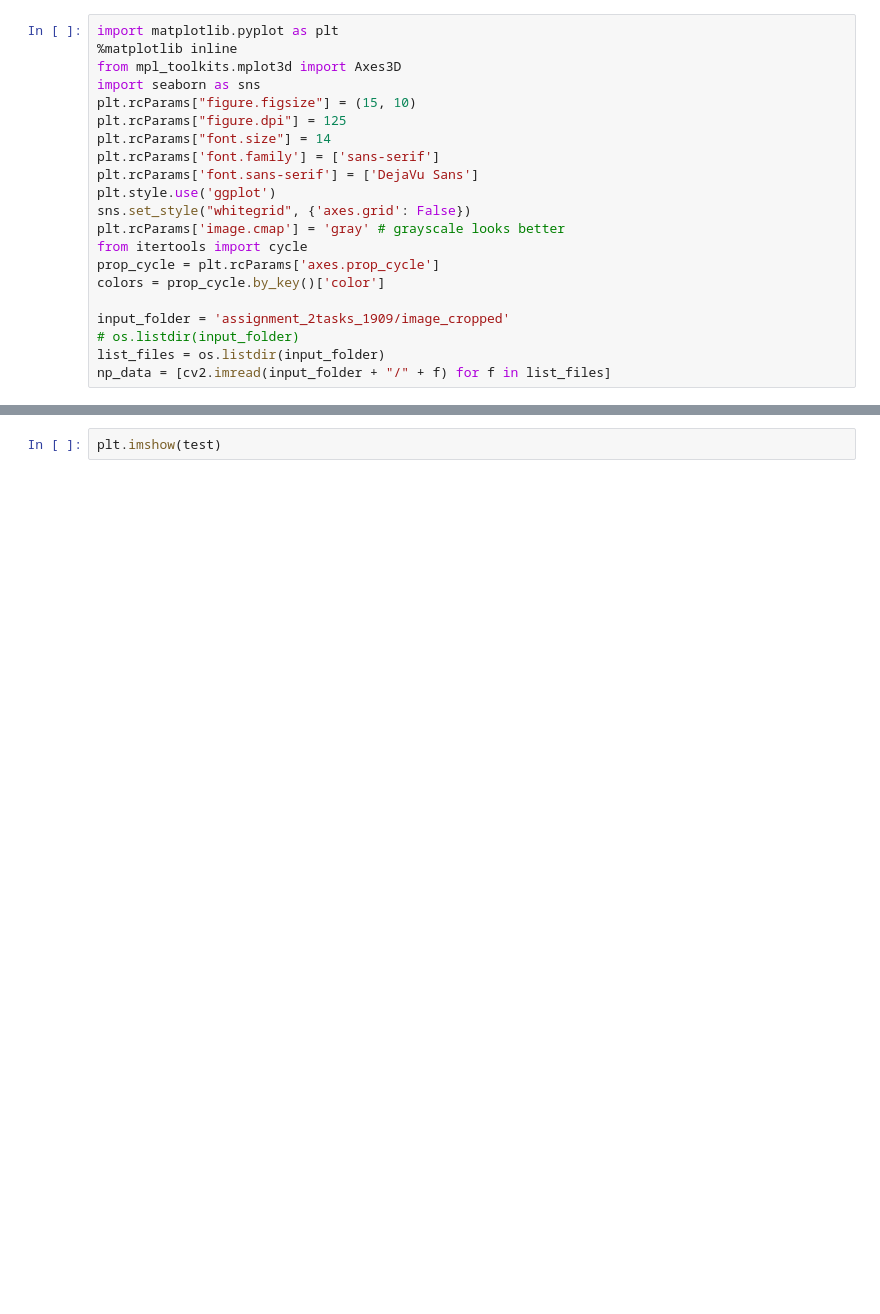
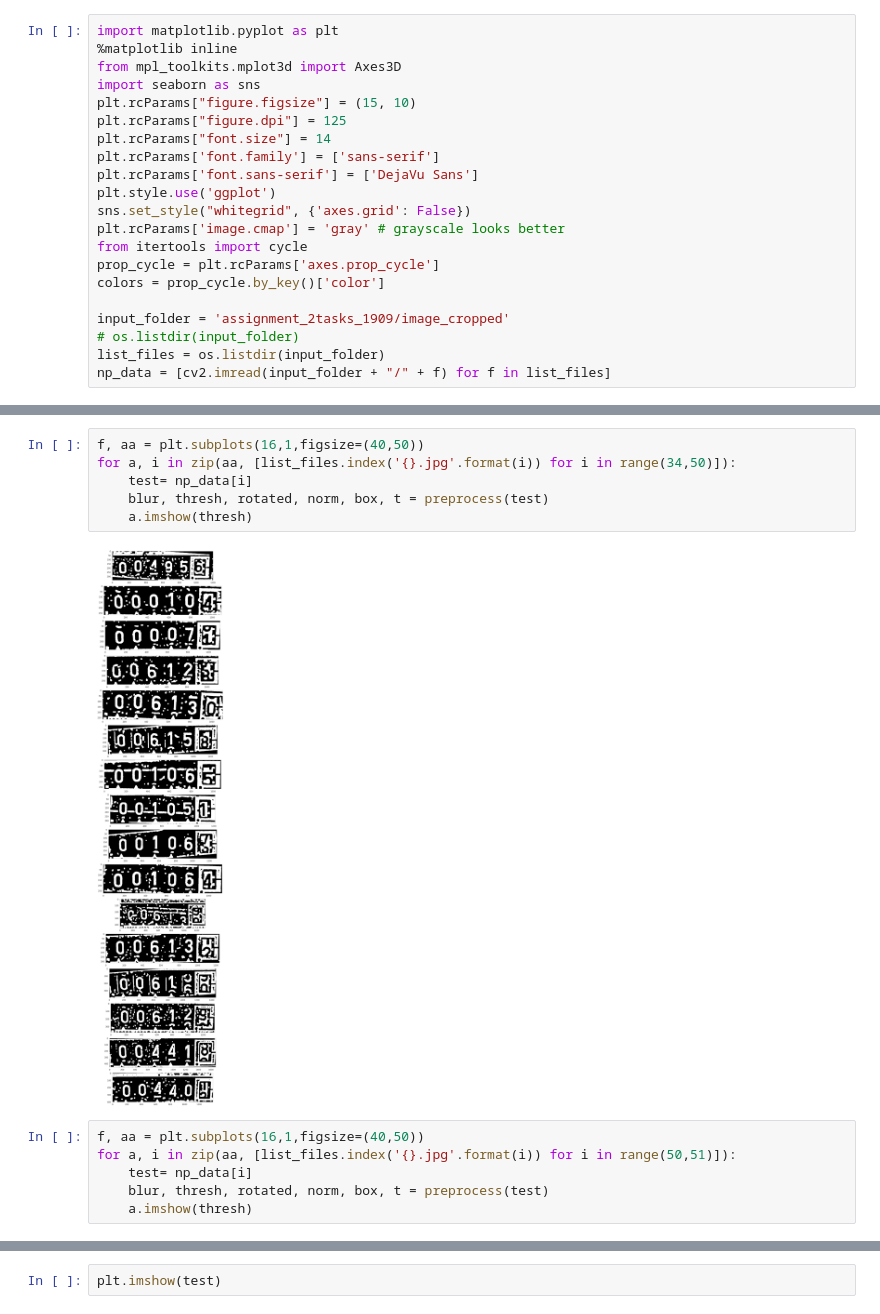
Before and after one commit to kemda26/image-processing, a Jupyter notebook: eda.ipynb, the cells around one changed output, grey strips where cells are left out. Cells and saved outputs as stored; diff of their text form; blank space fills up the shorter version.

```diff
--- a/eda.ipynb
+++ b/eda.ipynb
@@ -146,0 +304,14 @@ dest = bbox(thresh, norm)
+# %%
+f, aa = plt.subplots(16,1,figsize=(40,50))
+for a, i in zip(aa, [list_files.index('{}.jpg'.format(i)) for i in range(34,50)]):
+    test= np_data[i]
+    blur, thresh, rotated, norm, box, t = preprocess(test)
+    a.imshow(thresh)
+# %% [output]
+[figure, added]
+# %%
+f, aa = plt.subplots(16,1,figsize=(40,50))
+for a, i in zip(aa, [list_files.index('{}.jpg'.format(i)) for i in range(50,51)]):
+    test= np_data[i]
+    blur, thresh, rotated, norm, box, t = preprocess(test)
+    a.imshow(thresh)
```
Also changed, not shown: parts of 9 cells of this notebook, 10 other files.
